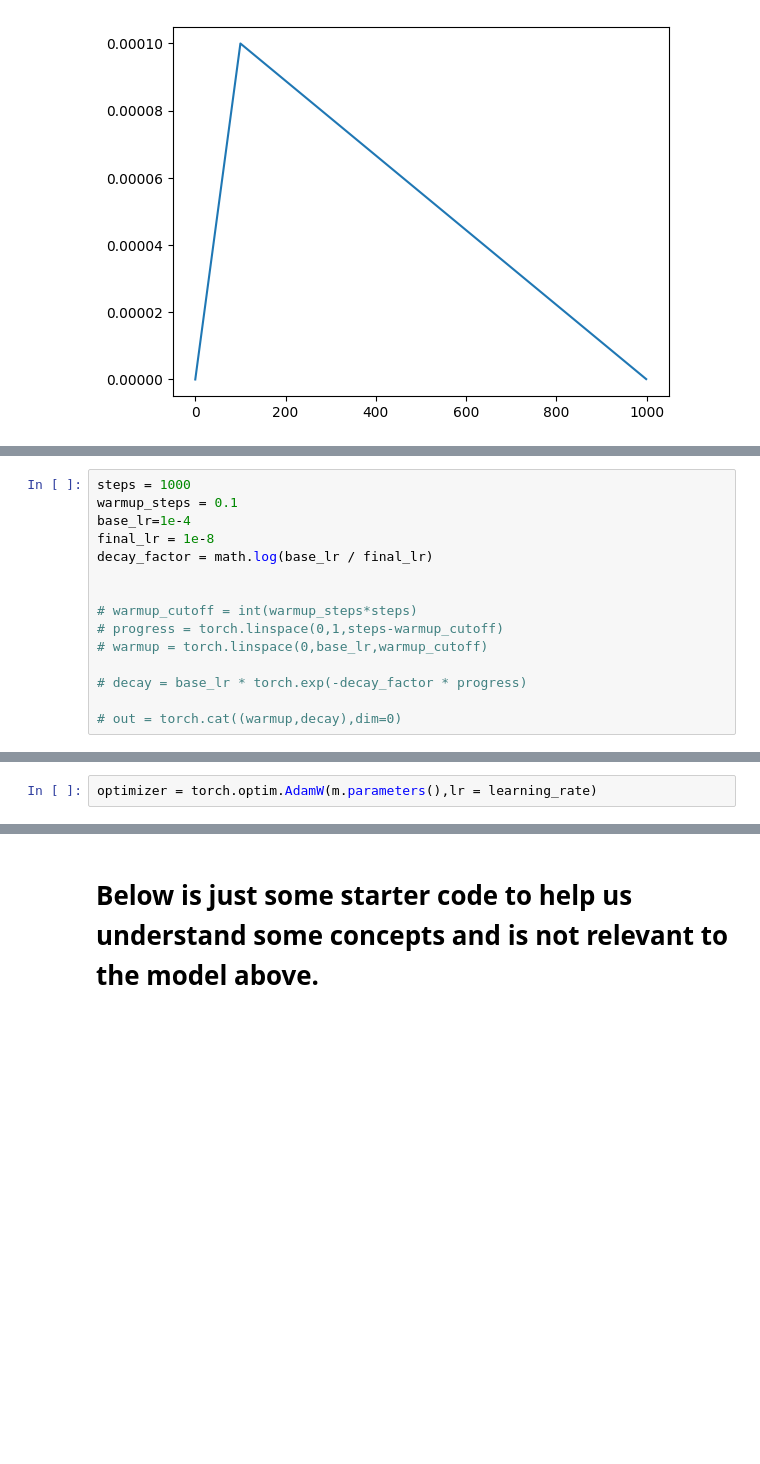
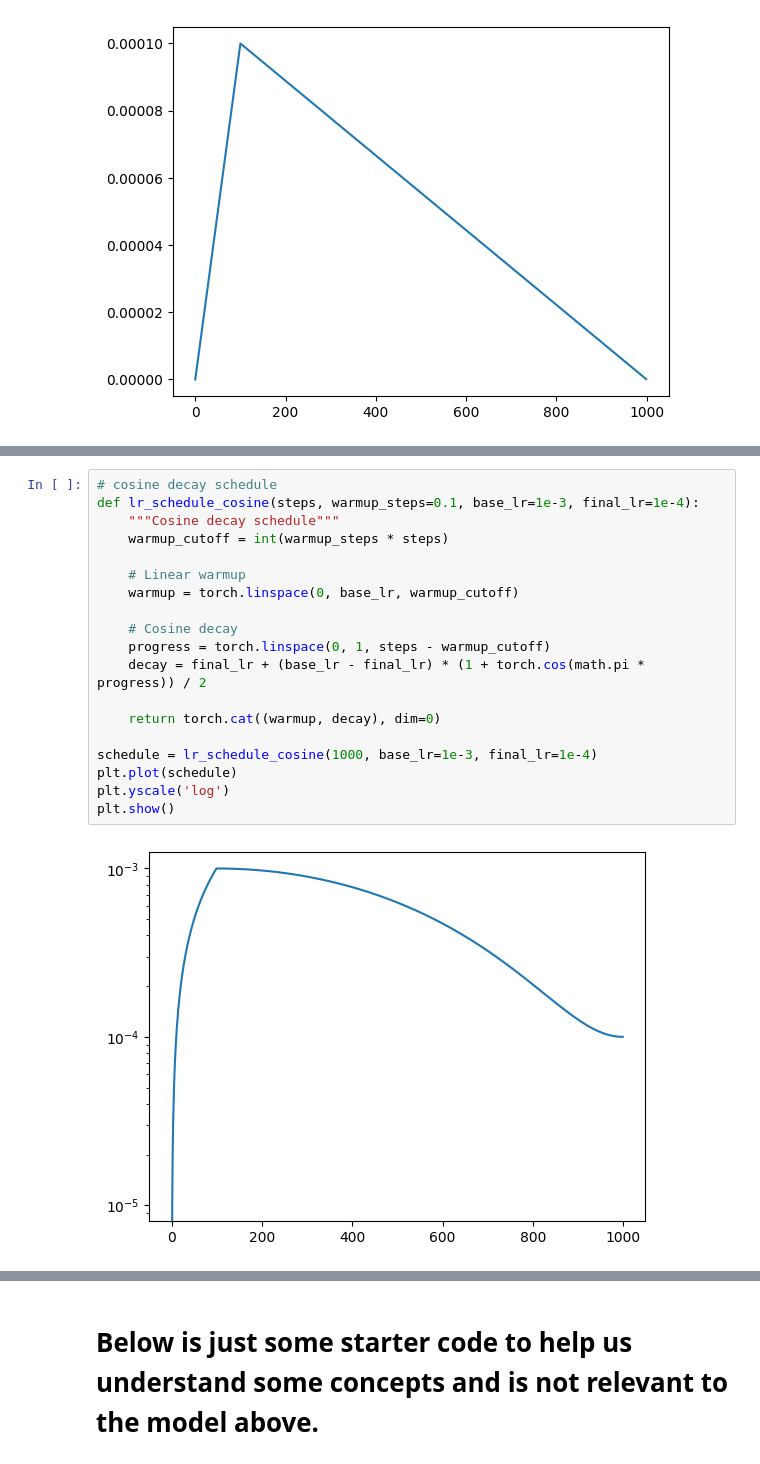
Before and after one commit to godhunter98/nano_transformers, a Jupyter notebook: bigram.ipynb, the cells around one changed output, grey strips where cells are left out. Cells and saved outputs as stored; diff of their text form; blank space fills up the shorter version.

```diff
--- a/bigram.ipynb
+++ b/bigram.ipynb
@@ -348,15 +380,0 @@ plt.show()
-# %%
-steps = 1000
-warmup_steps = 0.1
-base_lr=1e-4
-final_lr = 1e-8
-decay_factor = math.log(base_lr / final_lr)
-
-
-# warmup_cutoff = int(warmup_steps*steps)
-# progress = torch.linspace(0,1,steps-warmup_cutoff)
-# warmup = torch.linspace(0,base_lr,warmup_cutoff)
-
-# decay = base_lr * torch.exp(-decay_factor * progress)
-
-# out = torch.cat((warmup,decay),dim=0)
@@ -375,2 +381,21 @@ print(1e-4*1.5)
-# %%
-optimizer = torch.optim.AdamW(m.parameters(),lr = learning_rate)
+# %%
+# cosine decay schedule
+def lr_schedule_cosine(steps, warmup_steps=0.1, base_lr=1e-3, final_lr=1e-4):
+    """Cosine decay schedule"""
+    warmup_cutoff = int(warmup_steps * steps)
+
+    # Linear warmup
+    warmup = torch.linspace(0, base_lr, warmup_cutoff)
+
+    # Cosine decay
+    progress = torch.linspace(0, 1, steps - warmup_cutoff)
+    decay = final_lr + (base_lr - final_lr) * (1 + torch.cos(math.pi * progress)) / 2
+
+    return torch.cat((warmup, decay), dim=0)
+
+schedule = lr_schedule_cosine(1000, base_lr=1e-3, final_lr=1e-4)
+plt.plot(schedule)
+plt.yscale('log')
+plt.show()
+# %% [output]
+[figure, added]
```
Also changed, not shown: parts of 20 cells of this notebook.
